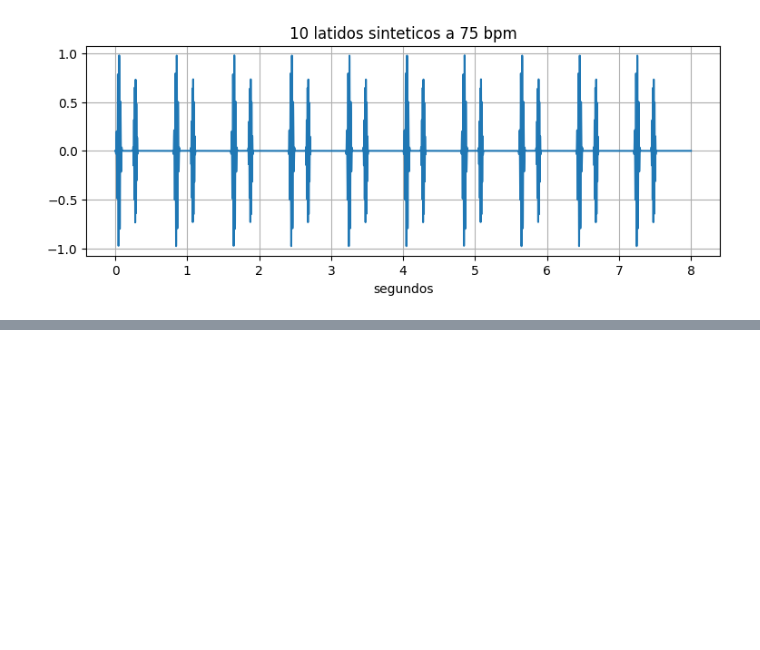
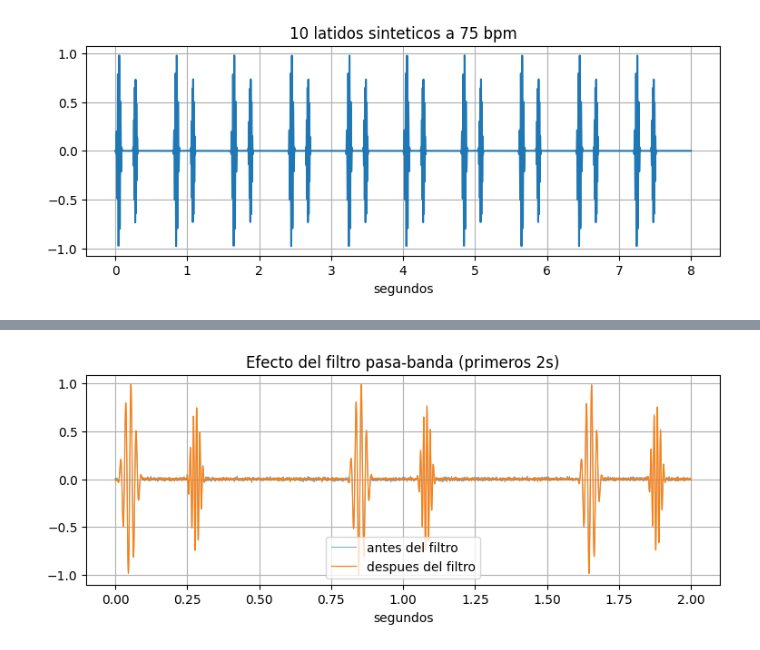
Before and after one commit to fortunatoramirez/clasificador-ac, a Jupyter notebook: notebooks/entorno.ipynb, the cells around one changed output, grey strips where cells are left out. Cells and saved outputs as stored; diff of their text form; code cells hidden in the pictures; blank space fills up the shorter version.

```diff
--- a/notebooks/entorno.ipynb
+++ b/notebooks/entorno.ipynb
@@ -102 +106,19 @@ display(Audio('ejemplo_latido.wav')) #se escucha muy leve el latido, se escucha
 [interactive output not drawn]
+# %%
+#pasabanda
+def bandpass(sig, fs, low=25, high=400, order=4):
+    nyquist = fs / 2
+    b, a = butter(order, [low/nyquist, high/nyquist], btype='band')
+    return filtfilt(b, a, sig)
+
+señal_filtrada = bandpass(señal_final, FS)
+
+plt.figure()
+plt.plot(t[:int(2*FS)], señal_final[:int(2*FS)], linewidth=0.7, alpha=0.6, label='antes del filtro')
+plt.plot(t[:int(2*FS)], señal_filtrada[:int(2*FS)], linewidth=0.9, label='despues del filtro')
+plt.legend()
+plt.xlabel('segundos')
+plt.title('Efecto del filtro pasa-banda (primeros 2s)')
+plt.show()
+# %% [output]
+[figure, added]
```
Also changed, not shown: parts of 5 cells of this notebook, 1 other file.
